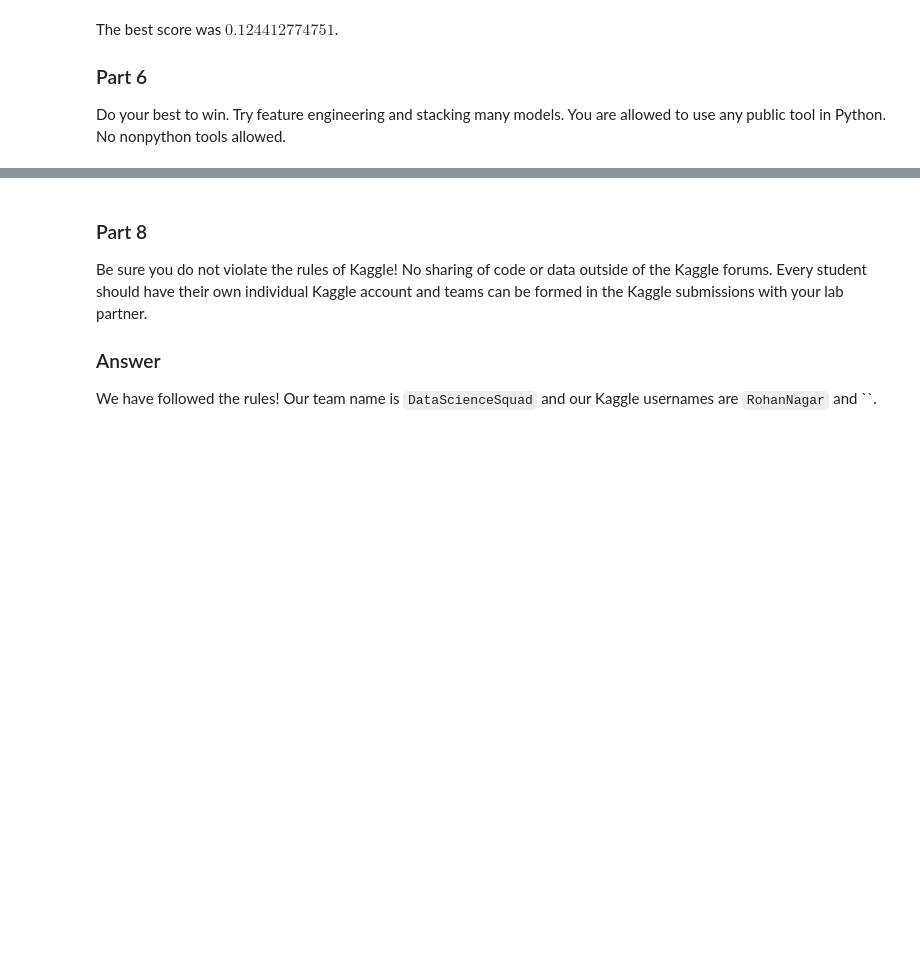
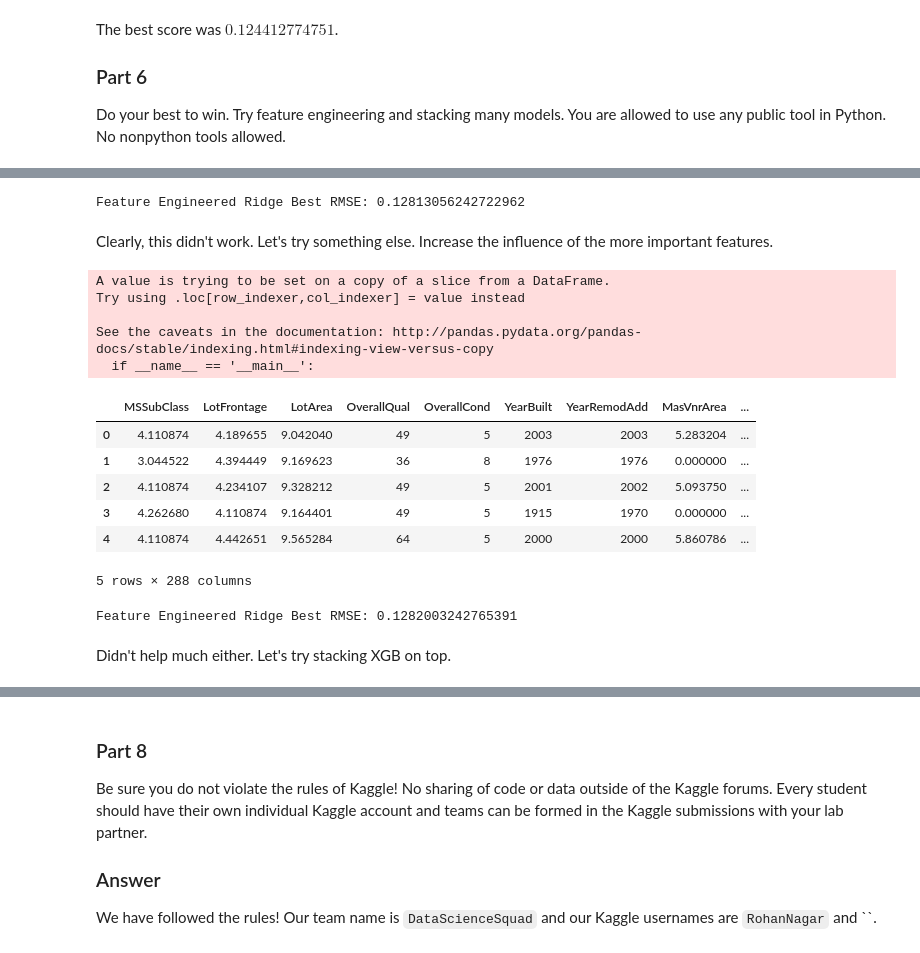
Before and after one commit to RohanNagar/datasciencelab-utaustin, a Jupyter notebook: lab5/lab5.ipynb, the cells around one changed output, grey strips where cells are left out. Drawn from its saved outputs; the diff is of its cells as text; code cells hidden in the pictures; blank space fills up the shorter version.

```diff
--- a/lab5/lab5.ipynb
+++ b/lab5/lab5.ipynb
@@ -420,0 +432,35 @@ Do your best to win. Try feature engineering and stacking many models. You are a
+# %%
+# Try to train Ridge on this and see if it is better.
+model_feature_engr_ridge = RidgeCV(alphas= [0.05, 0.1, 0.3, 1, 3, 5, 10, 15, 30, 50, 75]).fit(X_train_dropped, y)
+
+ridge_score = -cross_val_score(model_feature_engr_ridge, X_train_dropped, y, scoring="mean_squared_error", cv = 5)
+print("Feature Engineered Ridge Best RMSE: {}".format(np.sqrt(ridge_score).mean()))
+# %% [output]
+Feature Engineered Ridge Best RMSE: 0.12813056242722962
+# %% [markdown]
+Clearly, this didn't work. Let's try something else. Increase the influence of the more important features.
+# %%
+X_train['OverallQual'] = X_train['OverallQual'] ** 2
+X_train.head()
+# %% [output]
+A value is trying to be set on a copy of a slice from a DataFrame.
+Try using .loc[row_indexer,col_indexer] = value instead
+
+See the caveats in the documentation: http://pandas.pydata.org/pandas-docs/stable/indexing.html#indexing-view-versus-copy
+  if __name__ == '__main__':
+|  | MSSubClass | LotFrontage | LotArea | OverallQual | OverallCond | YearBuilt | YearRemodAdd | MasVnrArea | ... |
+| 0 | 4.110874 | 4.189655 | 9.042040 | 49 | 5 | 2003 | 2003 | 5.283204 | ... |
+| 1 | 3.044522 | 4.394449 | 9.169623 | 36 | 8 | 1976 | 1976 | 0.000000 | ... |
+| 2 | 4.110874 | 4.234107 | 9.328212 | 49 | 5 | 2001 | 2002 | 5.093750 | ... |
+| 3 | 4.262680 | 4.110874 | 9.164401 | 49 | 5 | 1915 | 1970 | 0.000000 | ... |
+| 4 | 4.110874 | 4.442651 | 9.565284 | 64 | 5 | 2000 | 2000 | 5.860786 | ... |
+5 rows × 288 columns
+# %%
+model_feature_engr2_ridge = RidgeCV(alphas= [0.05, 0.1, 0.3, 1, 3, 5, 10, 15, 30, 50, 75]).fit(X_train, y)
+
+ridge_score = -cross_val_score(model_feature_engr2_ridge, X_train, y, scoring="mean_squared_error", cv = 5)
+print("Feature Engineered Ridge Best RMSE: {}".format(np.sqrt(ridge_score).mean()))
+# %% [output]
+Feature Engineered Ridge Best RMSE: 0.1282003242765391
+# %% [markdown]
+Didn't help much either. Let's try stacking XGB on top.
```
Also changed, not shown: parts of 22 cells of this notebook, 4 other files.
